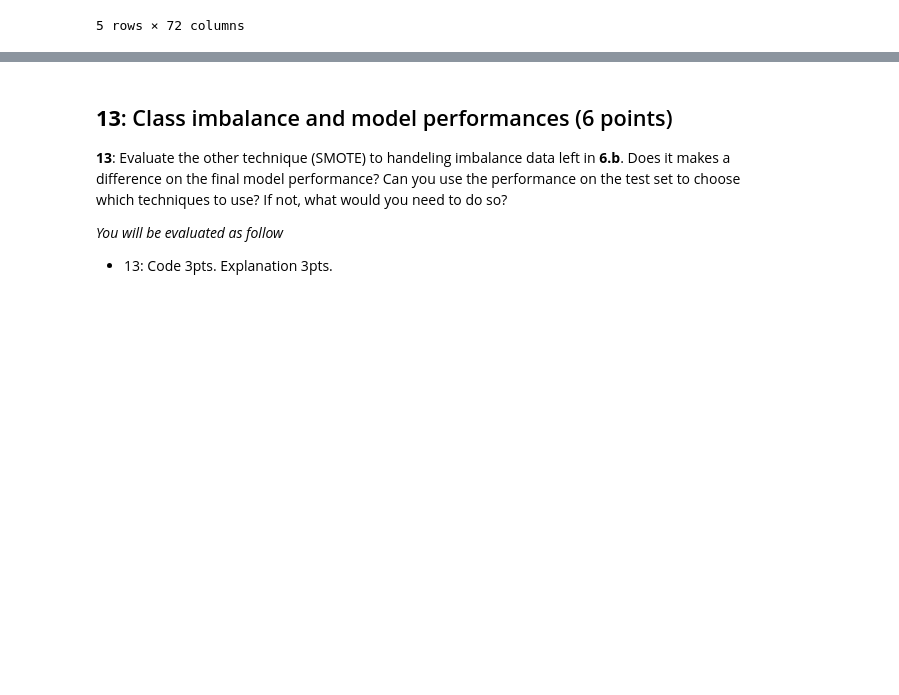
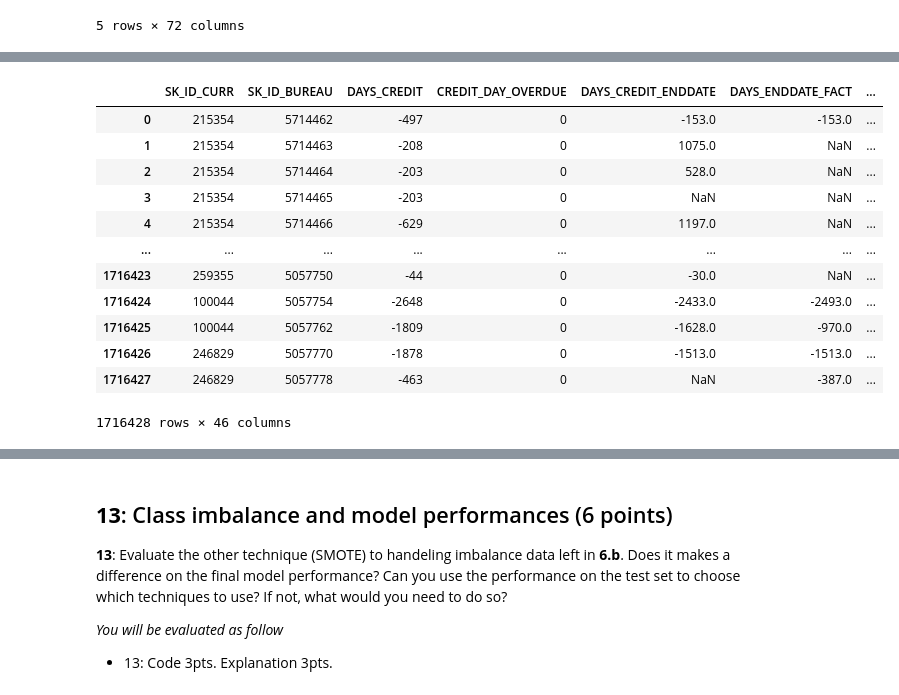
Before and after one commit to ztsv-av/applied-ml-mids-2024, a Jupyter notebook: Project_Part_1.ipynb, the cells around one changed output, grey strips where cells are left out. Drawn from its saved outputs; the diff is of its cells as text; code cells hidden in the pictures; blank space fills up the shorter version.

```diff
--- a/Project_Part_1.ipynb
+++ b/Project_Part_1.ipynb
@@ -959,0 +1063,16 @@ print(f"AUC-ROC: {roc_auc:.4f}")
+# %%
+bureau
+# %% [output]
+|  | SK_ID_CURR | SK_ID_BUREAU | DAYS_CREDIT | CREDIT_DAY_OVERDUE | DAYS_CREDIT_ENDDATE | DAYS_ENDDATE_FACT | ... |
+| 0 | 215354 | 5714462 | -497 | 0 | -153.0 | -153.0 | ... |
+| 1 | 215354 | 5714463 | -208 | 0 | 1075.0 | NaN | ... |
+| 2 | 215354 | 5714464 | -203 | 0 | 528.0 | NaN | ... |
+| 3 | 215354 | 5714465 | -203 | 0 | NaN | NaN | ... |
+| 4 | 215354 | 5714466 | -629 | 0 | 1197.0 | NaN | ... |
+| ... | ... | ... | ... | ... | ... | ... | ... |
+| 1716423 | 259355 | 5057750 | -44 | 0 | -30.0 | NaN | ... |
+| 1716424 | 100044 | 5057754 | -2648 | 0 | -2433.0 | -2493.0 | ... |
+| 1716425 | 100044 | 5057762 | -1809 | 0 | -1628.0 | -970.0 | ... |
+| 1716426 | 246829 | 5057770 | -1878 | 0 | -1513.0 | -1513.0 | ... |
+| 1716427 | 246829 | 5057778 | -463 | 0 | NaN | -387.0 | ... |
+1716428 rows × 46 columns
```
Also changed, not shown: parts of 47 cells of this notebook.
